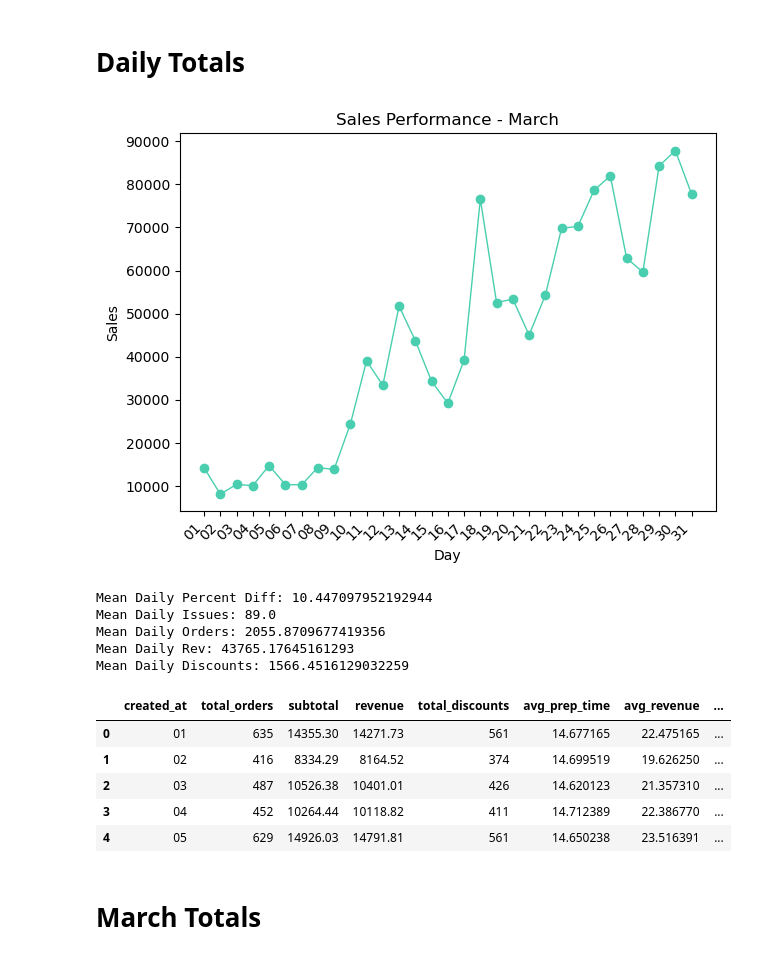
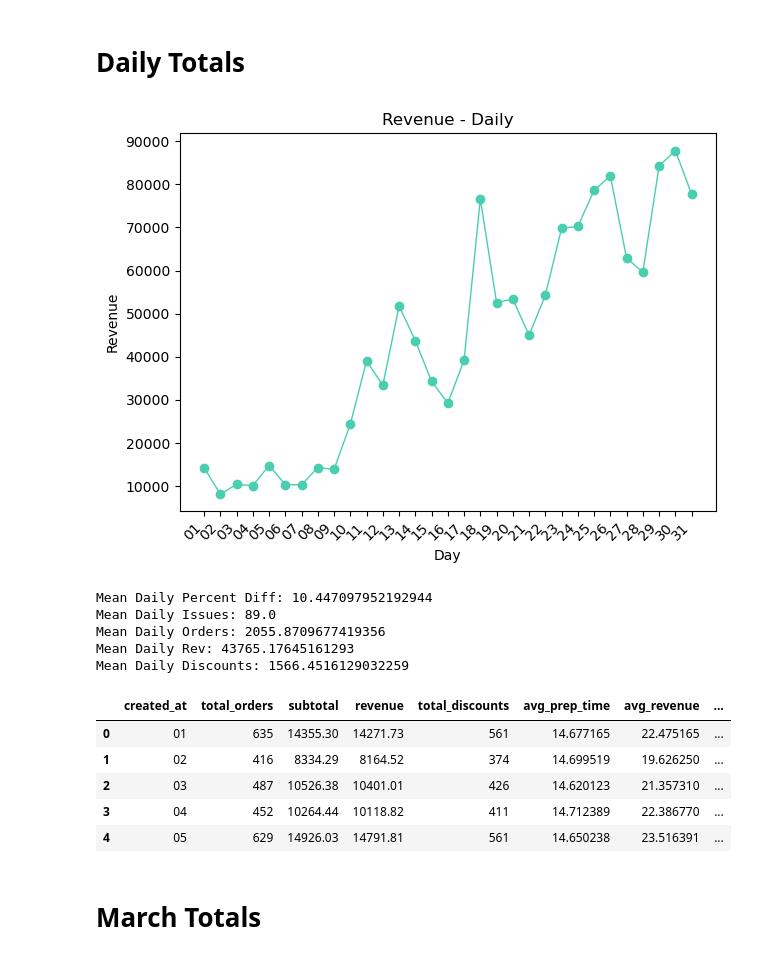
Before and after one commit to Xelven001/otter_project, a Jupyter notebook: data_cleanup.ipynb, the cells around one changed output. Saved outputs shown, nothing was run; the diff lists cells and outputs as text; code cells hidden in the pictures.

```diff
--- a/data_cleanup.ipynb
+++ b/data_cleanup.ipynb
@@ -125,36 +125,36 @@ query = 'SELECT \
 result_df = pd.read_sql_query(query, conn)
 
 conn.close()
 result_df["percent_diff_rev"] = ((result_df["revenue"] - result_df["revenue"].shift())/ result_df["revenue"].shift()) * 100
 
 result_df.to_csv("clean_data/daily.csv")
 
 categories = result_df["created_at"]
 values = result_df["revenue"]
 
 plt.plot(categories, values, marker='o', color='#49CFAF', linestyle='-', linewidth=1)
 
 plt.xlabel('Day')
-plt.ylabel('Sales')
-plt.title('Sales Performance - March')
+plt.ylabel('Revenue')
+plt.title('Revenue - Daily')
 
 plt.xticks(rotation=45, ha='right')
 
 
 plt.tight_layout()
 plt.show()
 
 print(f"Mean Daily Percent Diff: {result_df['percent_diff_rev'].mean()}")
 print(f"Mean Daily Issues: {result_df['total_issues'].mean()}")
 print(f"Mean Daily Orders: {result_df['total_orders'].mean()}")
 print(f"Mean Daily Rev: {result_df['revenue'].mean()}")
 print(f"Mean Daily Discounts: {result_df['total_discounts'].mean()}")
 
 
 
 result_df.head()
 # %% [output]
-[figure, old version]
+[figure, new version]
 Mean Daily Percent Diff: 10.447097952192944
 Mean Daily Issues: 89.0
 Mean Daily Orders: 2055.8709677419356
```
Also changed, not shown: parts of 5 cells of this notebook, 3 other files.
